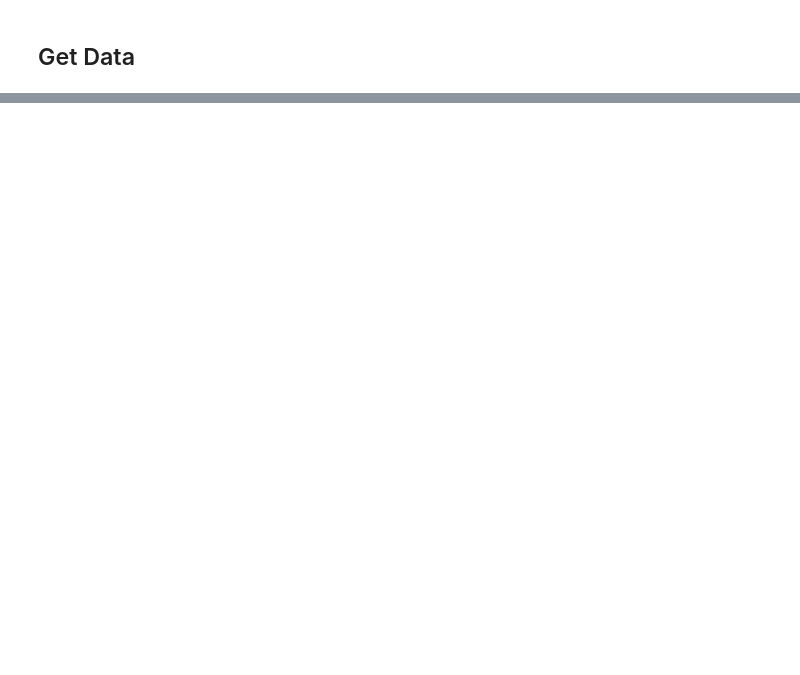
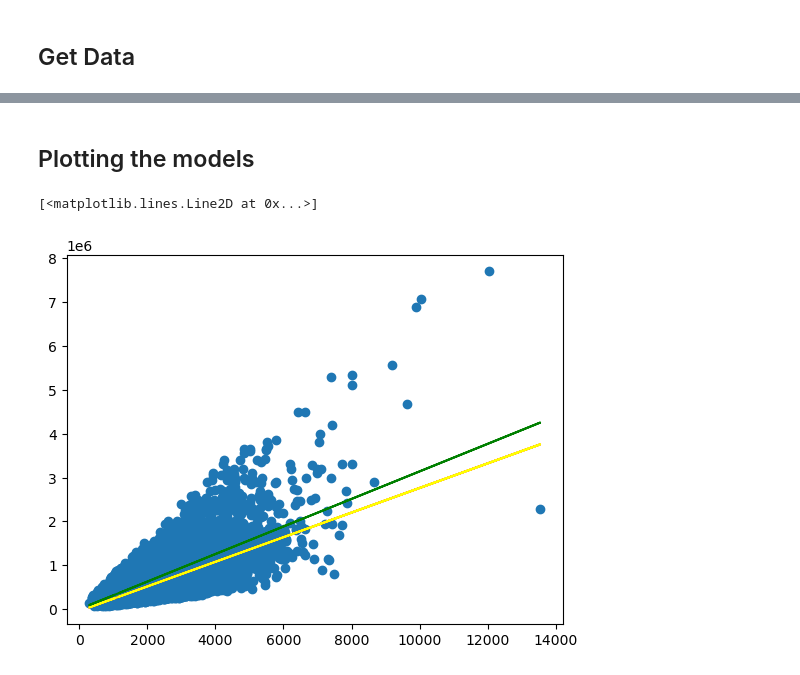
Before and after one commit to sardarchitect/fscoreai-ml, a Jupyter notebook: exploration/Linear Regression.ipynb, the cells around one changed output, grey strips where cells are left out. Saved outputs shown, nothing was run; the diff lists cells and outputs as text; code cells hidden in the pictures; blank space fills up the shorter version.

Commit message:
Update linear regression model to include gradient descent and multiple linear regression

```diff
--- a/exploration/Linear Regression.ipynb
+++ b/exploration/Linear Regression.ipynb
@@ -18,0 +19,6 @@ y = np.array([[4],[10],[16]])
+# %%
+model_sklearn = LinearRegression(fit_intercept=True)
+model_sklearn.fit(X,y)
+preds_sklearn = model_sklearn.predict(X)
+
+print(model_sklearn.coef_, model_sklearn.intercept_)
@@ -46,5 +28,0 @@ Feature: 1
-# %%
-lr_1 = LinearRegression(fit_intercept=True)
-lr_1.fit(X,y)
-
-preds_1 = lr_1.predict(X)
@@ -54,0 +31,6 @@ print(lr_1.coef_, lr_1.intercept_)
+# %%
+model_fscoreai = linear_regression.SimpleLinearRegression()
+model_fscoreai.fit(X,y)
+preds_fscoreai = model_fscoreai.predict(X)
+
+print(model_fscoreai.coef_, model_fscoreai.intercept_)
@@ -54,0 +39,6 @@ print(lr_1.coef_, lr_1.intercept_)
+# %%
+model_fscoreai_grad = linear_regression.SimpleLinearRegression()
+model_fscoreai_grad.fit(X, y, fit_type="grad")
+preds_fscoreai_grad = model_fscoreai_grad.predict(X)
+
+print(model_fscoreai_grad.coef_, model_fscoreai_grad.intercept_)
@@ -54,0 +63,10 @@ print(lr_1.coef_, lr_1.intercept_)
+# %% [markdown]
+## Plotting the models
+# %%
+plt.scatter(X, y)
+plt.plot(X, preds_sklearn, color='red')
+plt.plot(X, preds_fscoreai, color='yellow')
+plt.plot(X, preds_fscoreai_grad, color='green')
+# %% [output]
+[<matplotlib.lines.Line2D at 0x...>]
+[figure, added]
```
Also changed, not shown: parts of 12 cells of this notebook, 2 other files.
